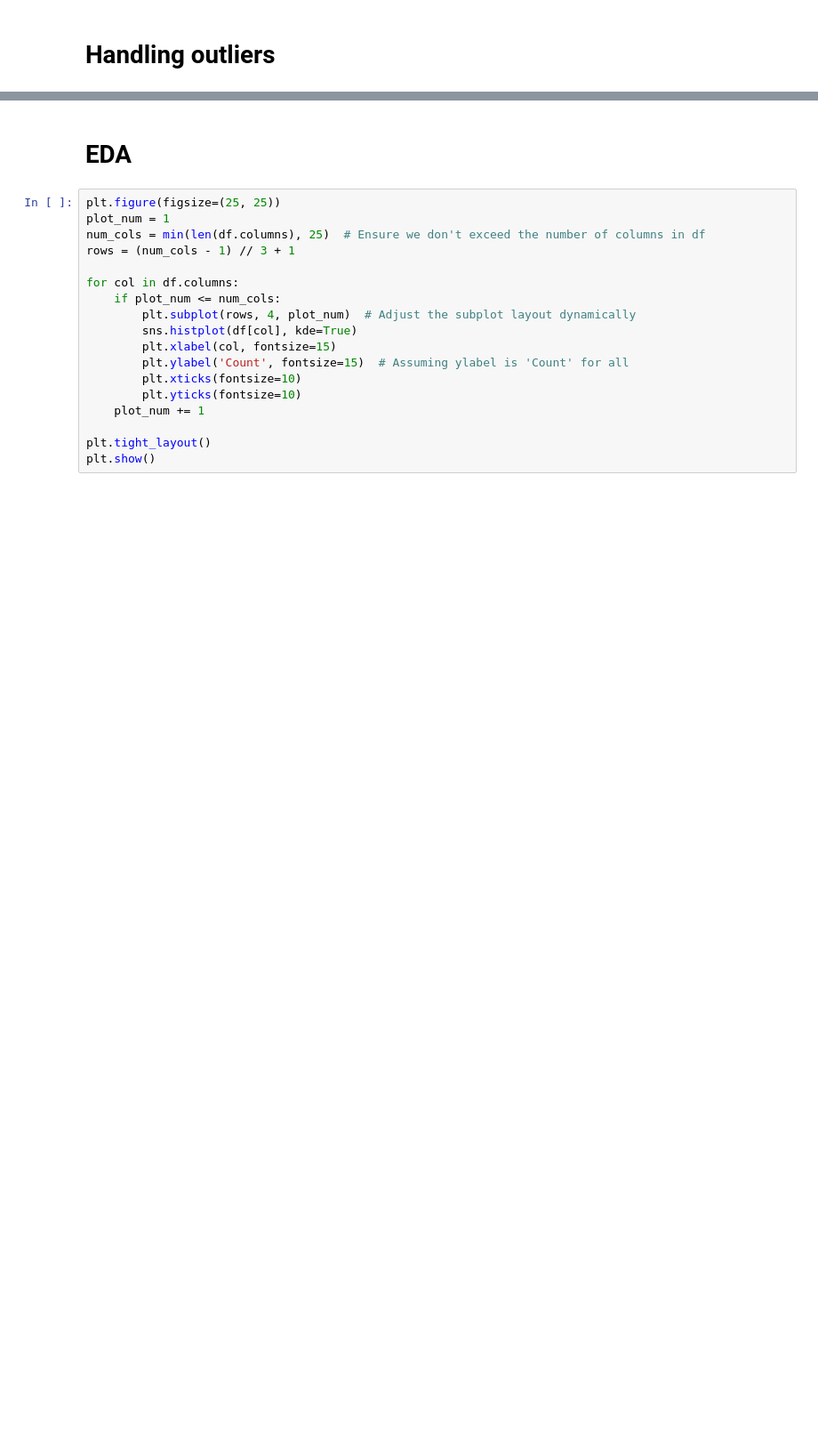
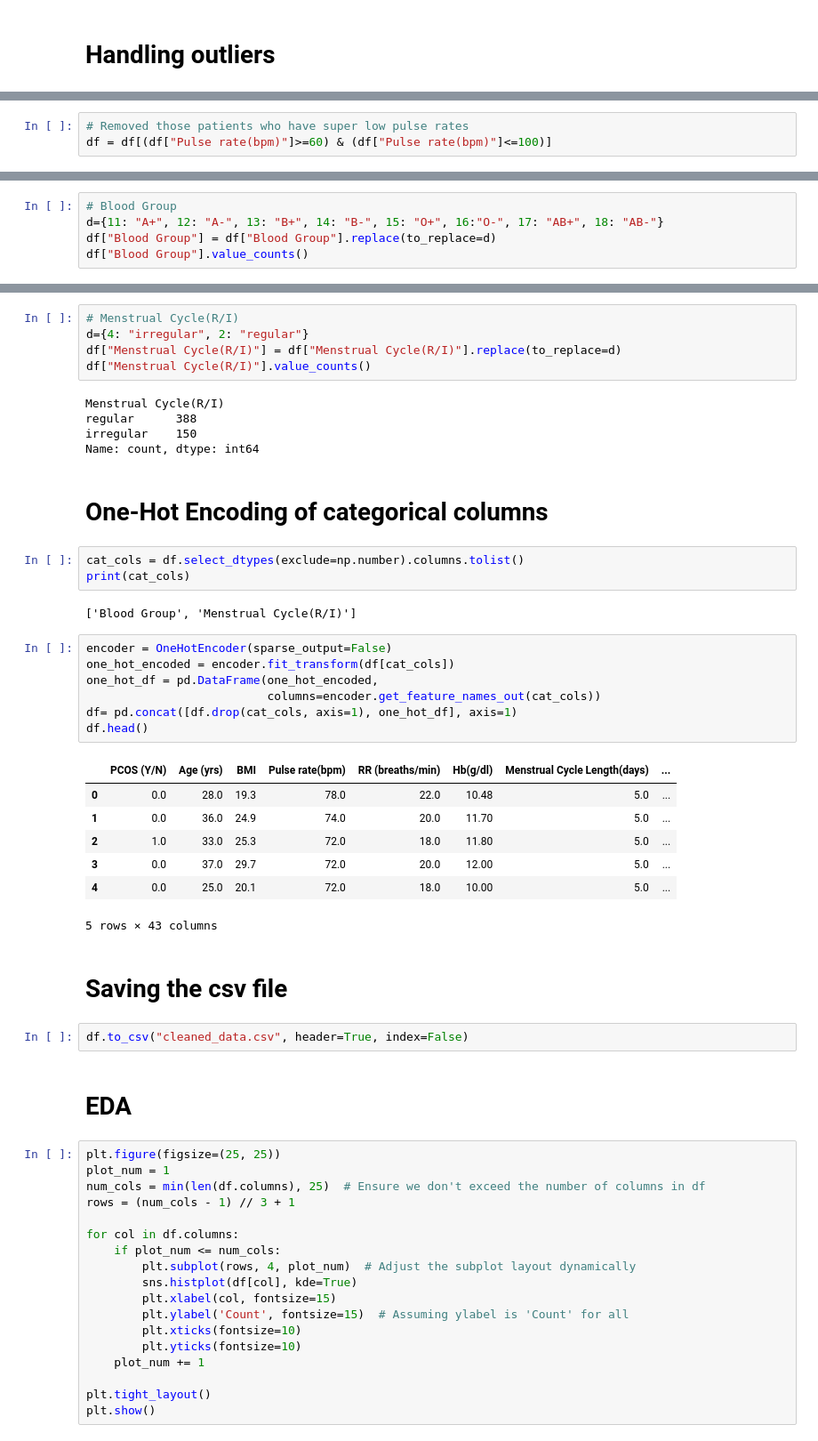
Before and after one commit to stacychann/dsa4262_pcos, a Jupyter notebook: Cleaning_EDA.ipynb, the cells around one changed output, grey strips where cells are left out. Shown at 89% size. Saved outputs shown, nothing was run; the diff lists cells and outputs as text; blank space fills up the shorter version.

```diff
--- a/Cleaning_EDA.ipynb
+++ b/Cleaning_EDA.ipynb
@@ -218,0 +280,3 @@ df[(df["Pulse rate(bpm)"]<60)|(df["Pulse rate(bpm)"]>100)]
+# %%
+# Removed those patients who have super low pulse rates
+df = df[(df["Pulse rate(bpm)"]>=60) & (df["Pulse rate(bpm)"]<=100)]
@@ -218,0 +285,5 @@ df[(df["Pulse rate(bpm)"]<60)|(df["Pulse rate(bpm)"]>100)]
+# %%
+# Blood Group
+d={11: "A+", 12: "A-", 13: "B+", 14: "B-", 15: "O+", 16:"O-", 17: "AB+", 18: "AB-"}
+df["Blood Group"] = df["Blood Group"].replace(to_replace=d)
+df["Blood Group"].value_counts()
@@ -219,3 +301,39 @@ df[(df["Pulse rate(bpm)"]<60)|(df["Pulse rate(bpm)"]>100)]
+# %%
+# Menstrual Cycle(R/I)
+d={4: "irregular", 2: "regular"}
+df["Menstrual Cycle(R/I)"] = df["Menstrual Cycle(R/I)"].replace(to_replace=d)
+df["Menstrual Cycle(R/I)"].value_counts()
+# %% [output]
+Menstrual Cycle(R/I)
+regular      388
+irregular    150
+Name: count, dtype: int64
+# %% [markdown]
+# One-Hot Encoding of categorical columns
+# %%
+cat_cols = df.select_dtypes(exclude=np.number).columns.tolist()
+print(cat_cols)
+# %% [output]
+['Blood Group', 'Menstrual Cycle(R/I)']
+# %%
+encoder = OneHotEncoder(sparse_output=False)
+one_hot_encoded = encoder.fit_transform(df[cat_cols])
+one_hot_df = pd.DataFrame(one_hot_encoded,
+                          columns=encoder.get_feature_names_out(cat_cols))
+df= pd.concat([df.drop(cat_cols, axis=1), one_hot_df], axis=1)
+df.head()
+# %% [output]
+|  | PCOS (Y/N) | Age (yrs) | BMI | Pulse rate(bpm) | RR (breaths/min) | Hb(g/dl) | Menstrual Cycle Length(days) | ... |
+| 0 | 0.0 | 28.0 | 19.3 | 78.0 | 22.0 | 10.48 | 5.0 | ... |
+| 1 | 0.0 | 36.0 | 24.9 | 74.0 | 20.0 | 11.70 | 5.0 | ... |
+| 2 | 1.0 | 33.0 | 25.3 | 72.0 | 18.0 | 11.80 | 5.0 | ... |
+| 3 | 0.0 | 37.0 | 29.7 | 72.0 | 20.0 | 12.00 | 5.0 | ... |
+| 4 | 0.0 | 25.0 | 20.1 | 72.0 | 18.0 | 10.00 | 5.0 | ... |
+5 rows × 43 columns
+# %% [markdown]
+# Saving the csv file
+# %%
+df.to_csv("cleaned_data.csv", header=True, index=False)
 # %% [markdown]
 # EDA
 # %%
```
Also changed, not shown: parts of 18 cells of this notebook, 1 other file.
